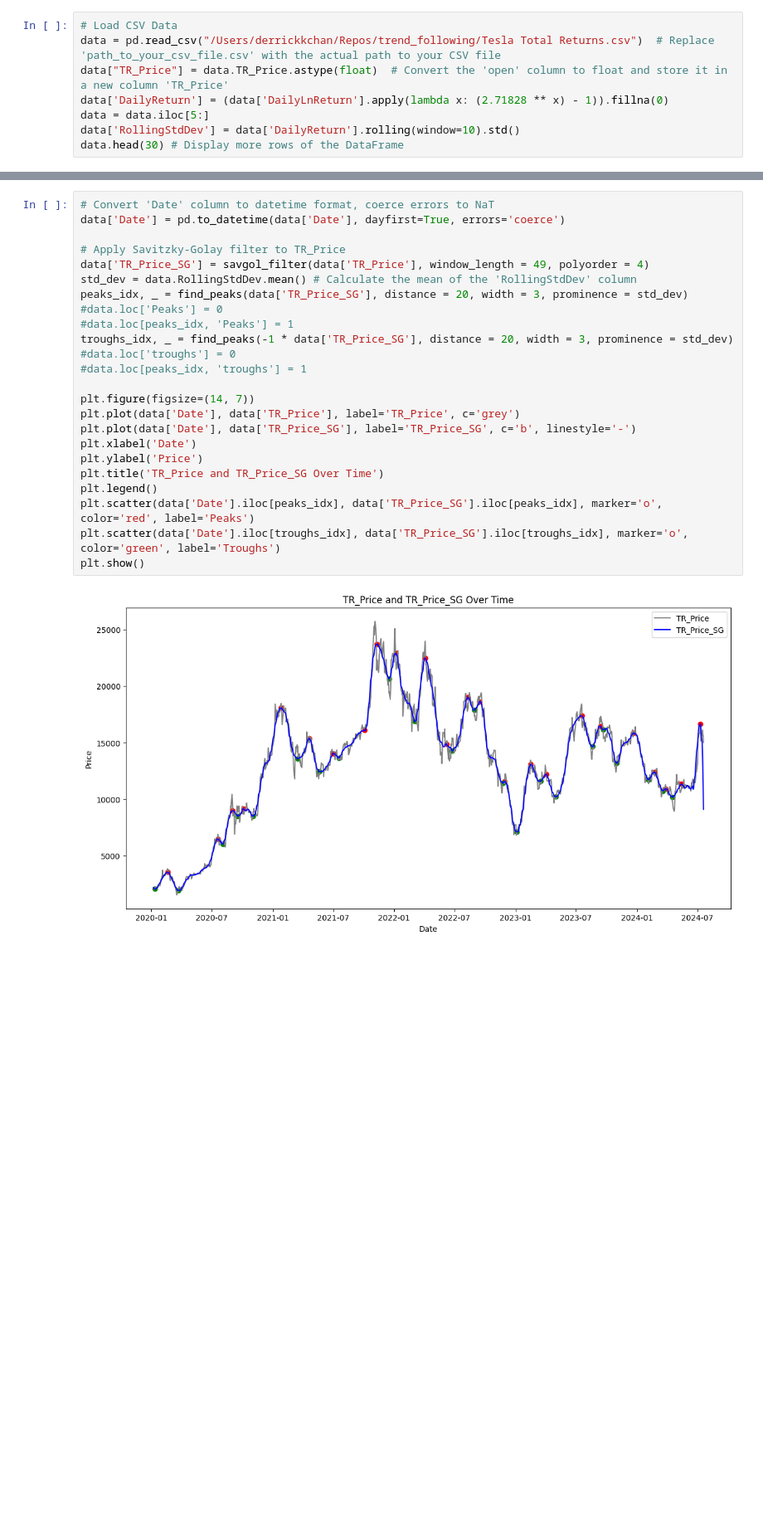
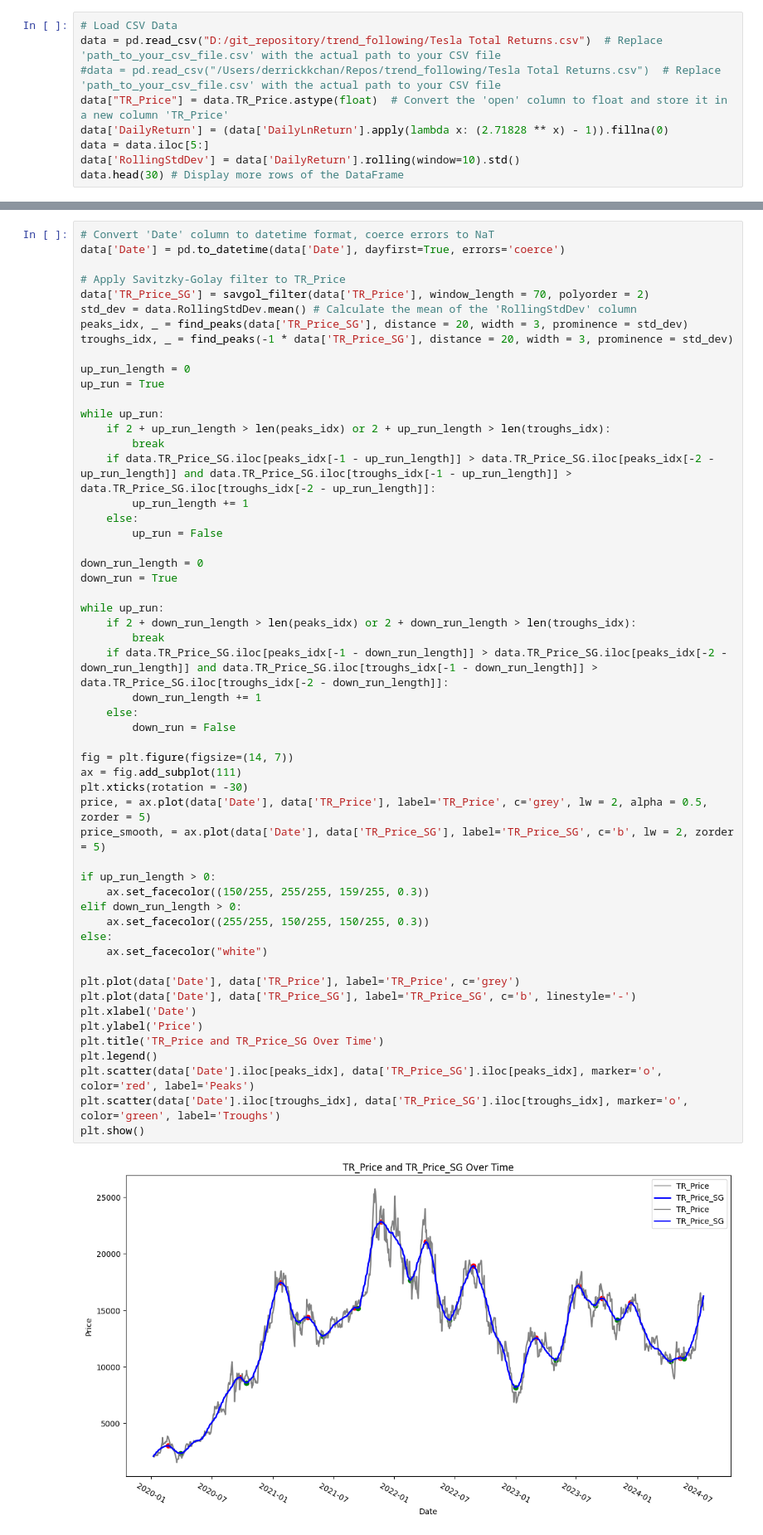
Before and after one commit to d-chizel/trend_following, a Jupyter notebook: trend_following_backtest_0.1.ipynb, the cells around one changed output, grey strips where cells are left out. Shown at 83% size. Drawn from its saved outputs; the diff is of its cells as text; blank space fills up the shorter version.

```diff
--- a/trend_following_backtest_0.1.ipynb
+++ b/trend_following_backtest_0.1.ipynb
@@ -7,6 +11,7 @@ import matplotlib.pyplot as plt
 # %%
 # Load CSV Data
-data = pd.read_csv("/Users/derrickkchan/Repos/trend_following/Tesla Total Returns.csv")  # Replace 'path_to_your_csv_file.csv' with the actual path to your CSV file
+data = pd.read_csv("D:/git_repository/trend_following/Tesla Total Returns.csv")  # Replace 'path_to_your_csv_file.csv' with the actual path to your CSV file
+#data = pd.read_csv("/Users/derrickkchan/Repos/trend_following/Tesla Total Returns.csv")  # Replace 'path_to_your_csv_file.csv' with the actual path to your CSV file
 data["TR_Price"] = data.TR_Price.astype(float)  # Convert the 'open' column to float and store it in a new column 'TR_Price'
 data['DailyReturn'] = (data['DailyLnReturn'].apply(lambda x: (2.71828 ** x) - 1)).fillna(0)
 data = data.iloc[5:]
@@ -33,26 +38,56 @@ data.head(30) # Display more rows of the DataFrame
 # %%
 # Convert 'Date' column to datetime format, coerce errors to NaT
 data['Date'] = pd.to_datetime(data['Date'], dayfirst=True, errors='coerce')
 
 # Apply Savitzky-Golay filter to TR_Price
-data['TR_Price_SG'] = savgol_filter(data['TR_Price'], window_length = 49, polyorder = 4)
+data['TR_Price_SG'] = savgol_filter(data['TR_Price'], window_length = 70, polyorder = 2)
 std_dev = data.RollingStdDev.mean() # Calculate the mean of the 'RollingStdDev' column
 peaks_idx, _ = find_peaks(data['TR_Price_SG'], distance = 20, width = 3, prominence = std_dev)
-#data.loc['Peaks'] = 0
-#data.loc[peaks_idx, 'Peaks'] = 1
 troughs_idx, _ = find_peaks(-1 * data['TR_Price_SG'], distance = 20, width = 3, prominence = std_dev)
-#data.loc['troughs'] = 0
-#data.loc[peaks_idx, 'troughs'] = 1
 
-plt.figure(figsize=(14, 7))
+up_run_length = 0
+up_run = True
+
+while up_run:
+    if 2 + up_run_length > len(peaks_idx) or 2 + up_run_length > len(troughs_idx):
+        break
+    if data.TR_Price_SG.iloc[peaks_idx[-1 - up_run_length]] > data.TR_Price_SG.iloc[peaks_idx[-2 - up_run_length]] and data.TR_Price_SG.iloc[troughs_idx[-1 - up_run_length]] > data.TR_Price_SG.iloc[troughs_idx[-2 - up_run_length]]:
+        up_run_length += 1
+    else:
+        up_run = False
+
+down_run_length = 0
+down_run = True
+
+while up_run:
+    if 2 + down_run_length > len(peaks_idx) or 2 + down_run_length > len(troughs_idx):
+        break
+    if data.TR_Price_SG.iloc[peaks_idx[-1 - down_run_length]] > data.TR_Price_SG.iloc[peaks_idx[-2 - down_run_length]] and data.TR_Price_SG.iloc[troughs_idx[-1 - down_run_length]] > data.TR_Price_SG.iloc[troughs_idx[-2 - down_run_length]]:
+        down_run_length += 1
+    else:
+        down_run = False
+
+fig = plt.figure(figsize=(14, 7))
+ax = fig.add_subplot(111)
+plt.xticks(rotation = -30)
+price, = ax.plot(data['Date'], data['TR_Price'], label='TR_Price', c='grey', lw = 2, alpha = 0.5, zorder = 5)
+price_smooth, = ax.plot(data['Date'], data['TR_Price_SG'], label='TR_Price_SG', c='b', lw = 2, zorder = 5)
+
+if up_run_length > 0:
+    ax.set_facecolor((150/255, 255/255, 159/255, 0.3))
+elif down_run_length > 0:
+    ax.set_facecolor((255/255, 150/255, 150/255, 0.3))
+else:
+    ax.set_facecolor("white")
+
 plt.plot(data['Date'], data['TR_Price'], label='TR_Price', c='grey')
 plt.plot(data['Date'], data['TR_Price_SG'], label='TR_Price_SG', c='b', linestyle='-')
 plt.xlabel('Date')
 plt.ylabel('Price')
 plt.title('TR_Price and TR_Price_SG Over Time')
 plt.legend()
 plt.scatter(data['Date'].iloc[peaks_idx], data['TR_Price_SG'].iloc[peaks_idx], marker='o', color='red', label='Peaks')
 plt.scatter(data['Date'].iloc[troughs_idx], data['TR_Price_SG'].iloc[troughs_idx], marker='o', color='green', label='Troughs')
 plt.show()
 # %% [output]
-[figure, old version]
+[figure, new version]
```
Also changed, not shown: parts of 4 cells of this notebook.
